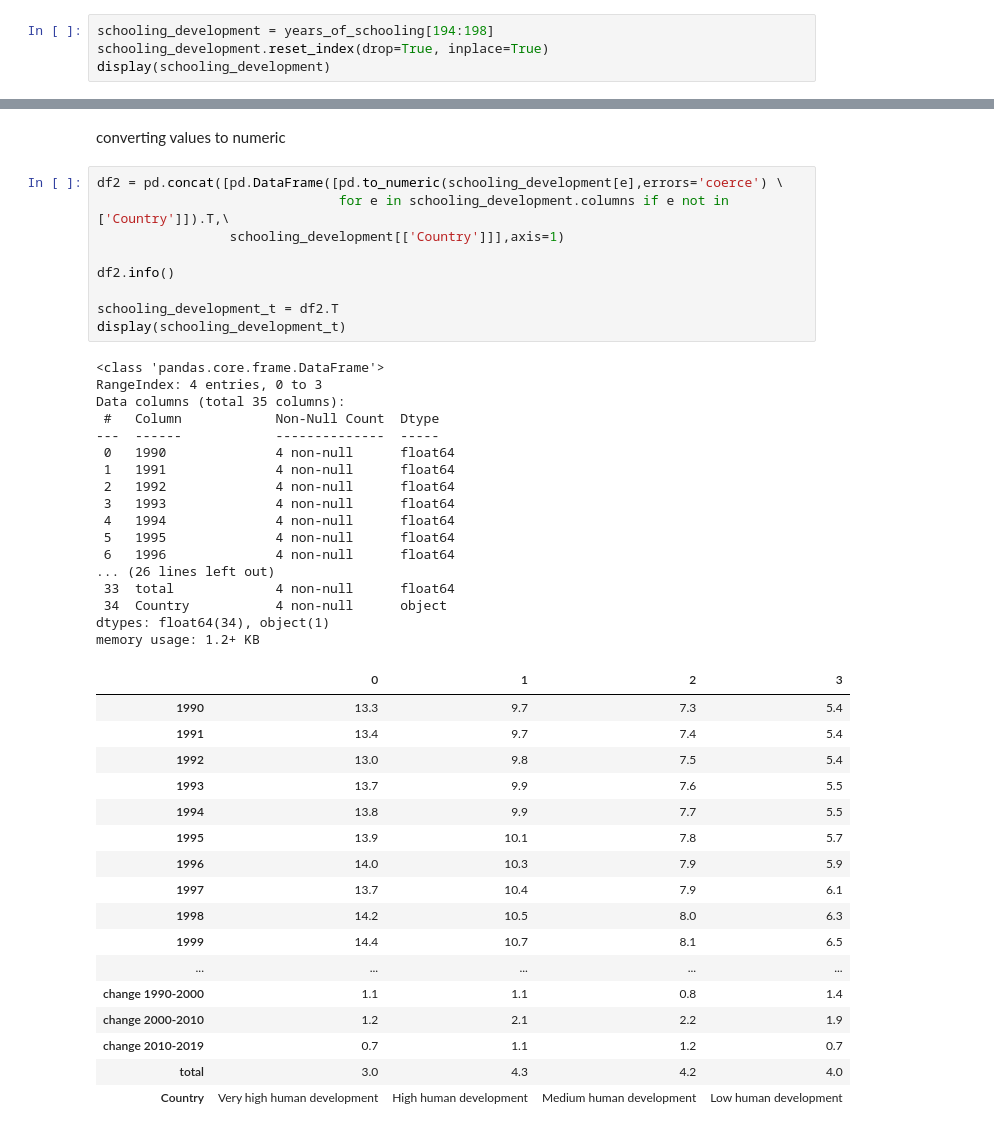
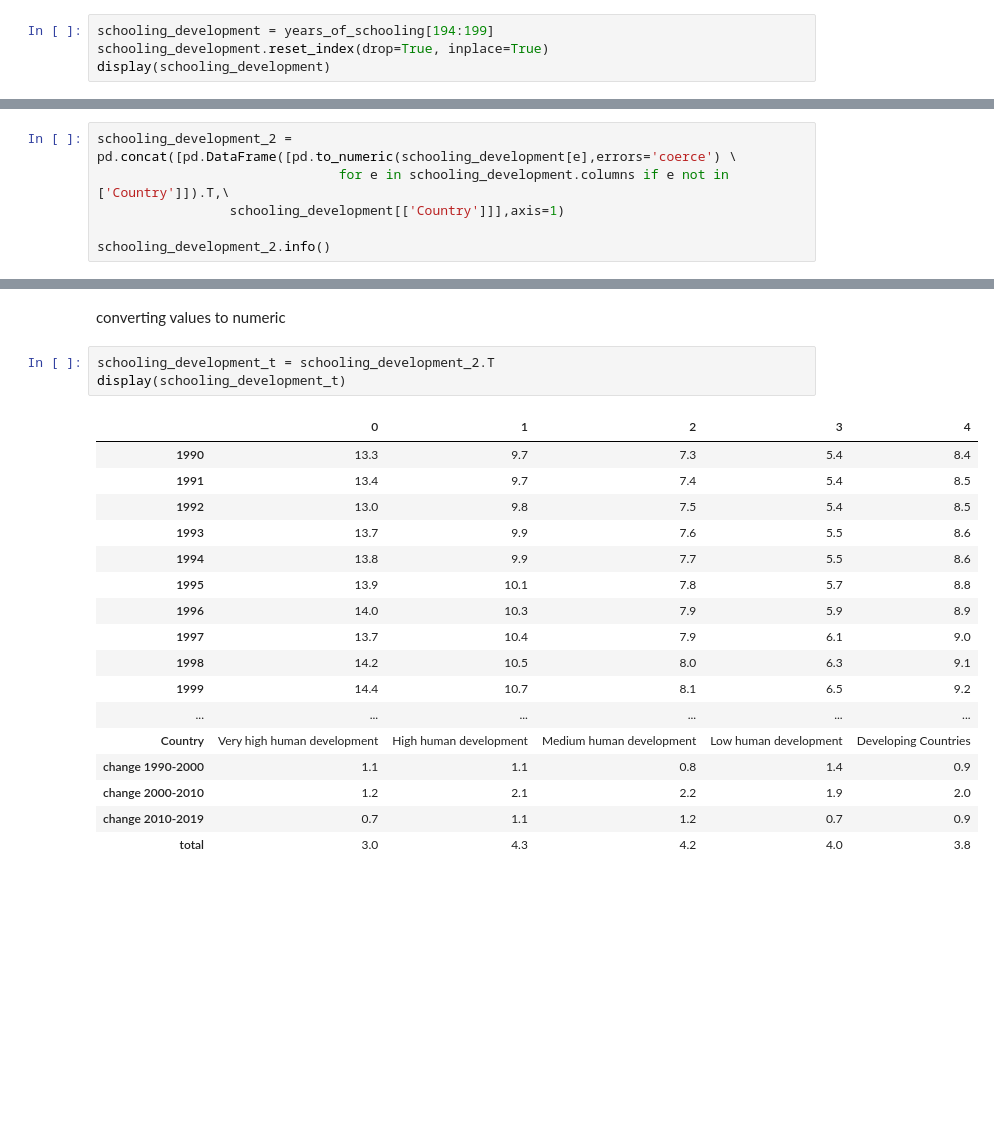
Before and after one commit to mara-ber/programing_for_data, a Jupyter notebook: project - education.ipynb, the cells around one changed output, grey strips where cells are left out. Saved outputs shown, nothing was run; the diff lists cells and outputs as text; blank space fills up the shorter version.

```diff
--- a/project - education.ipynb
+++ b/project - education.ipynb
@@ -92,5 +107,5 @@ years_of_schooling.tail(20)
 # %%
-schooling_development = years_of_schooling[194:198]
+schooling_development = years_of_schooling[194:199]
 schooling_development.reset_index(drop=True, inplace=True)
 display(schooling_development)
 # %% [output]
@@ -102,0 +119,6 @@ display(schooling_development)
+# %%
+schooling_development_2 = pd.concat([pd.DataFrame([pd.to_numeric(schooling_development[e],errors='coerce') \
+                               for e in schooling_development.columns if e not in ['Country']]).T,\
+                 schooling_development[['Country']]],axis=1)
+
+schooling_development_2.info()
@@ -159,49 +187,26 @@ Graphs for each level of development to see how the changes have been happenning
 # %% [markdown]
 converting values to numeric
 # %%
-df2 = pd.concat([pd.DataFrame([pd.to_numeric(schooling_development[e],errors='coerce') \
-                               for e in schooling_development.columns if e not in ['Country']]).T,\
-                 schooling_development[['Country']]],axis=1)
-
-df2.info()
-
-schooling_development_t = df2.T
+schooling_development_t = schooling_development_2.T
 display(schooling_development_t)
 # %% [output]
-<class 'pandas.core.frame.DataFrame'>
-RangeIndex: 4 entries, 0 to 3
-Data columns (total 35 columns):
- #   Column            Non-Null Count  Dtype
----  ------            --------------  -----
- 0   1990              4 non-null      float64
- 1   1991              4 non-null      float64
- 2   1992              4 non-null      float64
- 3   1993              4 non-null      float64
- 4   1994              4 non-null      float64
- 5   1995              4 non-null      float64
- 6   1996              4 non-null      float64
-... (26 lines left out)
- 33  total             4 non-null      float64
- 34  Country           4 non-null      object
-dtypes: float64(34), object(1)
-memory usage: 1.2+ KB
-|  | 0 | 1 | 2 | 3 |
-| 1990 | 13.3 | 9.7 | 7.3 | 5.4 |
-| 1991 | 13.4 | 9.7 | 7.4 | 5.4 |
-| 1992 | 13.0 | 9.8 | 7.5 | 5.4 |
-| 1993 | 13.7 | 9.9 | 7.6 | 5.5 |
-| 1994 | 13.8 | 9.9 | 7.7 | 5.5 |
-| 1995 | 13.9 | 10.1 | 7.8 | 5.7 |
-| 1996 | 14.0 | 10.3 | 7.9 | 5.9 |
-| 1997 | 13.7 | 10.4 | 7.9 | 6.1 |
-| 1998 | 14.2 | 10.5 | 8.0 | 6.3 |
-| 1999 | 14.4 | 10.7 | 8.1 | 6.5 |
-| ... | ... | ... | ... | ... |
-| change 1990-2000 | 1.1 | 1.1 | 0.8 | 1.4 |
-| change 2000-2010 | 1.2 | 2.1 | 2.2 | 1.9 |
-| change 2010-2019 | 0.7 | 1.1 | 1.2 | 0.7 |
-| total | 3.0 | 4.3 | 4.2 | 4.0 |
-| Country | Very high human development | High human development | Medium human development | Low human development |
+|  | 0 | 1 | 2 | 3 | 4 |
+| 1990 | 13.3 | 9.7 | 7.3 | 5.4 | 8.4 |
+| 1991 | 13.4 | 9.7 | 7.4 | 5.4 | 8.5 |
+| 1992 | 13.0 | 9.8 | 7.5 | 5.4 | 8.5 |
+| 1993 | 13.7 | 9.9 | 7.6 | 5.5 | 8.6 |
+| 1994 | 13.8 | 9.9 | 7.7 | 5.5 | 8.6 |
+| 1995 | 13.9 | 10.1 | 7.8 | 5.7 | 8.8 |
+| 1996 | 14.0 | 10.3 | 7.9 | 5.9 | 8.9 |
+| 1997 | 13.7 | 10.4 | 7.9 | 6.1 | 9.0 |
+| 1998 | 14.2 | 10.5 | 8.0 | 6.3 | 9.1 |
+| 1999 | 14.4 | 10.7 | 8.1 | 6.5 | 9.2 |
+| ... | ... | ... | ... | ... | ... |
+| Country | Very high human development | High human development | Medium human development | Low human development | Developing Countries |
+| change 1990-2000 | 1.1 | 1.1 | 0.8 | 1.4 | 0.9 |
+| change 2000-2010 | 1.2 | 2.1 | 2.2 | 1.9 | 2.0 |
+| change 2010-2019 | 0.7 | 1.1 | 1.2 | 0.7 | 0.9 |
+| total | 3.0 | 4.3 | 4.2 | 4.0 | 3.8 |
 # %%
 
 #display(schooling_development_t)
```
Also changed, not shown: parts of 16 cells of this notebook.
